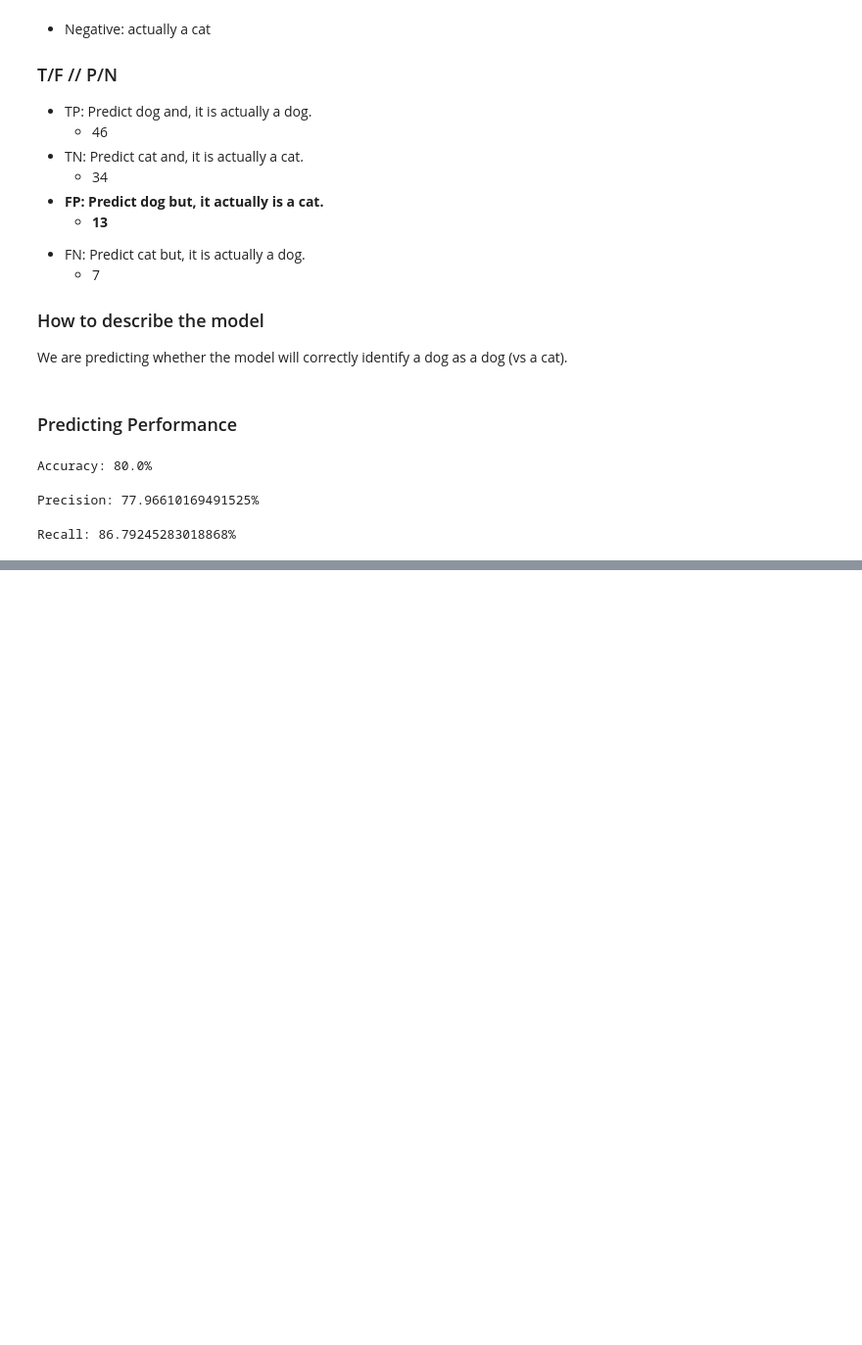
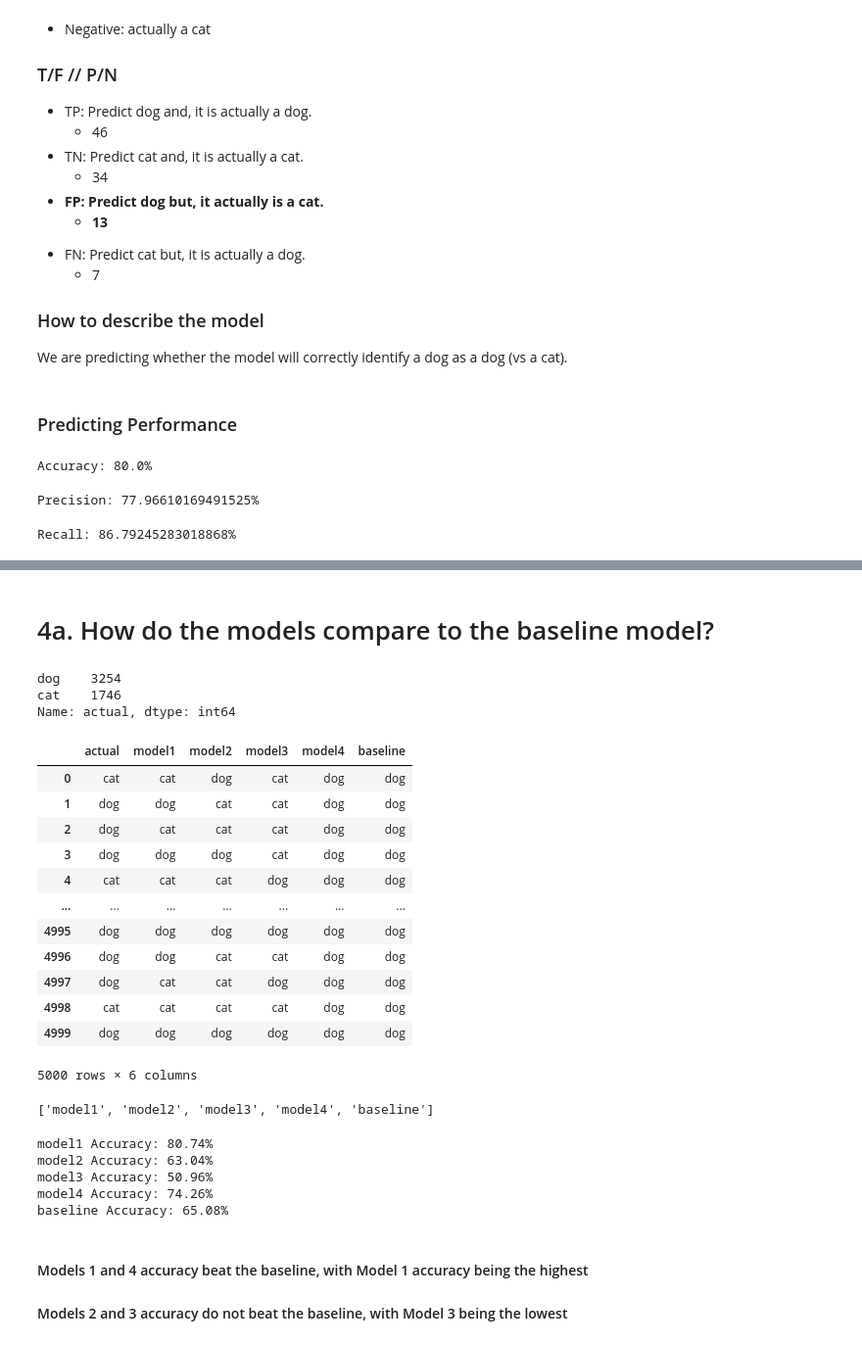
Before and after one commit to Jonessn22/classification-exercises, a Jupyter notebook: 05b. evaluation_exercises.ipynb, the cells around one changed output, grey strips where cells are left out. Shown: that part at 98% size. Saved outputs shown, nothing was run; the diff lists cells and outputs as text; code cells hidden in the pictures; blank space fills up the shorter version.

```diff
--- a/05b. evaluation_exercises.ipynb
+++ b/05b. evaluation_exercises.ipynb
@@ -185,0 +202,4 @@ model1 Precision: 0.13131313131313133
+# %%
+# importing paws dataset and writing into DataFrame
+paw_df = pd.read_csv('gives_you_paws.csv')
+paw_df.head()
@@ -185,0 +213,47 @@ model1 Precision: 0.13131313131313133
+# %% [markdown]
+# 4a. How do the models compare to the baseline model?
+# %%
+# determining which class will be our baseline
+paw_df.actual.value_counts()
+# %% [output]
+dog    3254
+cat    1746
+Name: actual, dtype: int64
+# %%
+# adding baseline column to df
+paw_df['baseline'] = 'dog'
+paw_df
+# %% [output]
+|  | actual | model1 | model2 | model3 | model4 | baseline |
+| 0 | cat | cat | dog | cat | dog | dog |
+| 1 | dog | dog | cat | cat | dog | dog |
+| 2 | dog | cat | cat | cat | dog | dog |
+| 3 | dog | dog | dog | cat | dog | dog |
+| 4 | cat | cat | cat | dog | dog | dog |
+| ... | ... | ... | ... | ... | ... | ... |
+| 4995 | dog | dog | dog | dog | dog | dog |
+| 4996 | dog | dog | cat | cat | dog | dog |
+| 4997 | dog | cat | cat | dog | dog | dog |
+| 4998 | cat | cat | cat | cat | dog | dog |
+| 4999 | dog | dog | dog | dog | dog | dog |
+5000 rows × 6 columns
+# %%
+# save model columns into a list (exclusing index col
+models = (list(paw_df.columns)[1:])
+models
+# %% [output]
+['model1', 'model2', 'model3', 'model4', 'baseline']
+# %%
+# creating a for loop that calculates the accuracy for each model column
+for model in models:
+    accuracy = (paw_df.actual == paw_df[model]).mean()
+    print(f'{model} Accuracy: {accuracy:.2%}')
+# %% [output]
+model1 Accuracy: 80.74%
+model2 Accuracy: 63.04%
+model3 Accuracy: 50.96%
+model4 Accuracy: 74.26%
+baseline Accuracy: 65.08%
+# %% [markdown]
+#### Models 1 and 4 accuracy beat the baseline, with Model 1 accuracy being the highest
+#### Models 2 and 3 accuracy do not beat the baseline, with Model 3 being the lowest
```
Also changed, not shown: parts of 19 cells of this notebook, 9 other files.
